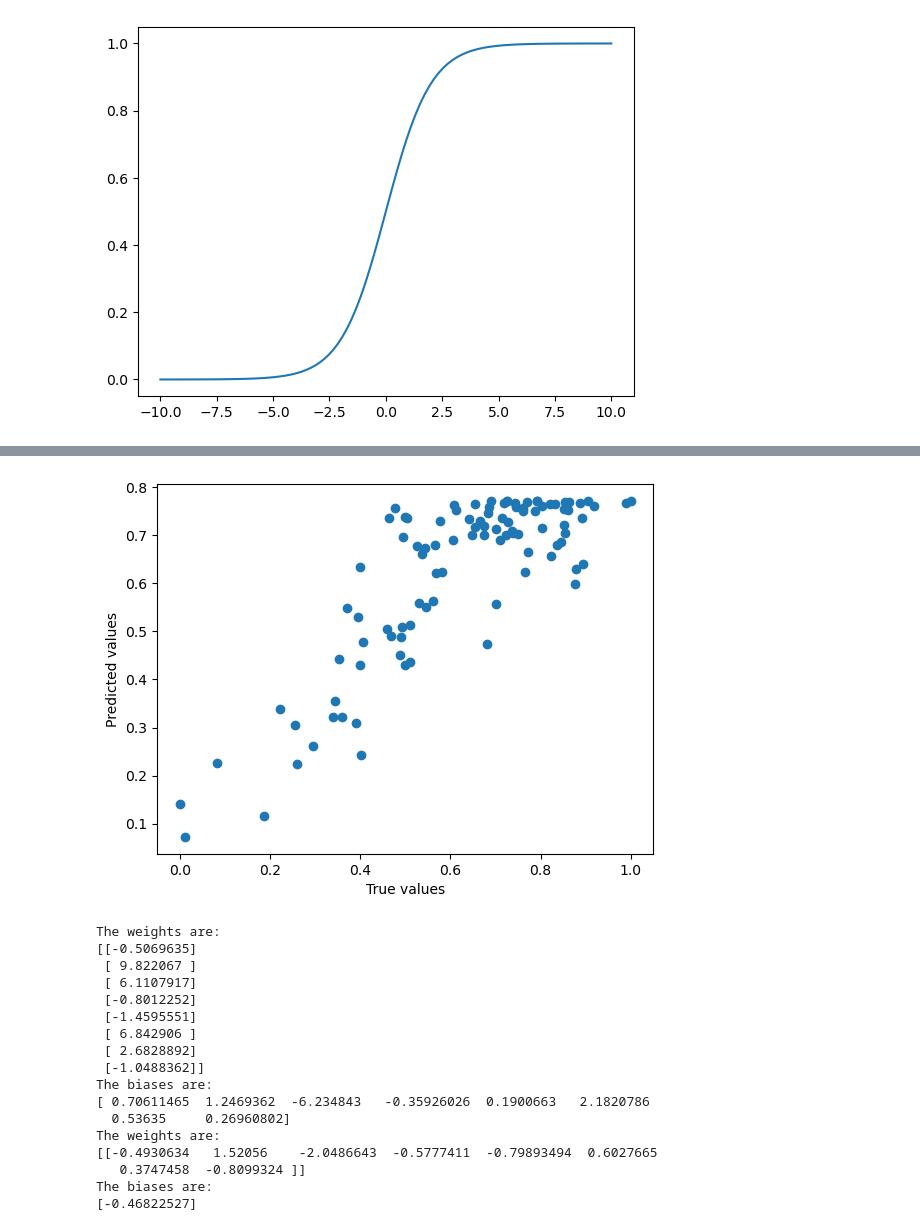
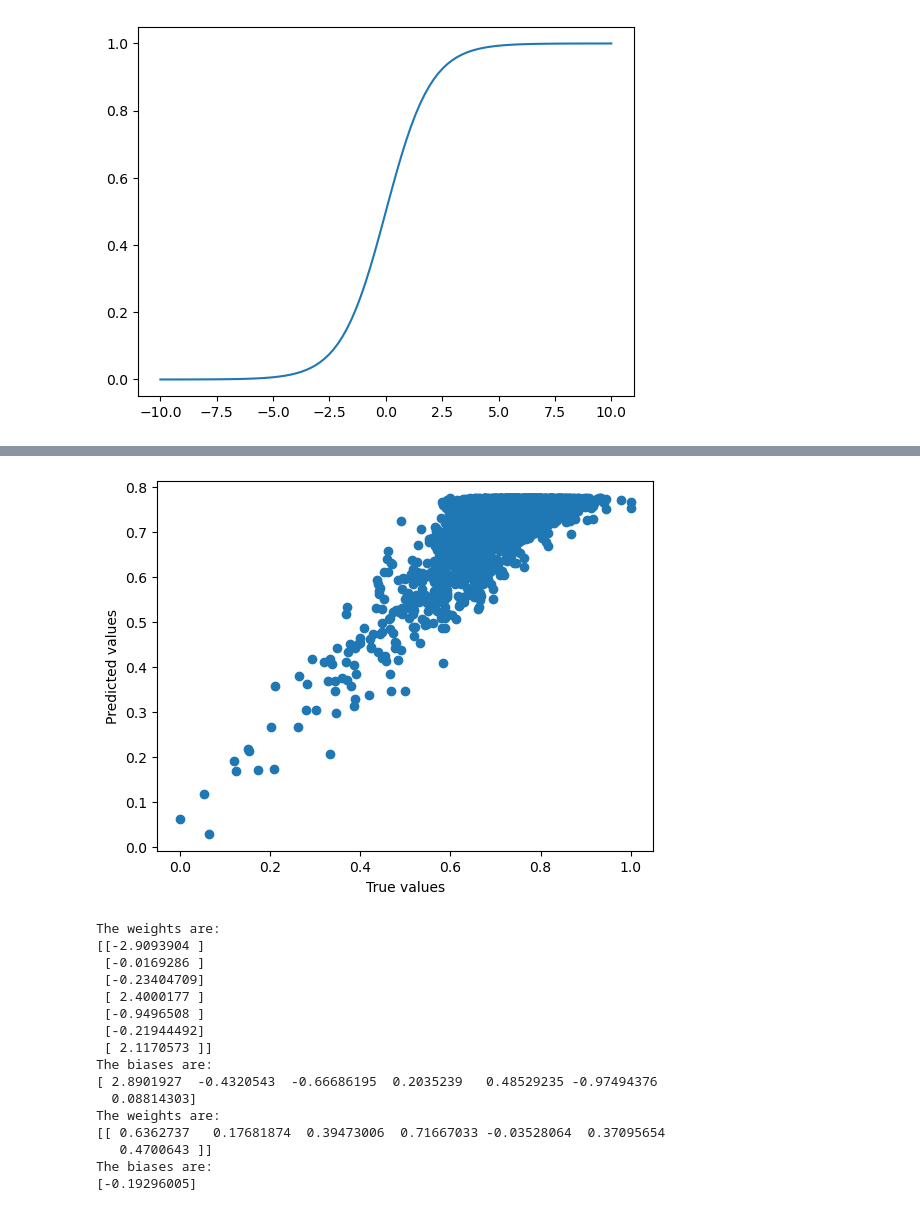
Before and after one commit to febse/ts2024, a Jupyter notebook: 09-ANN.ipynb, the cells around one changed output, grey strips where cells are left out. Saved outputs shown, nothing was run; the diff lists cells and outputs as text; code cells hidden in the pictures.

```diff
--- a/09-ANN.ipynb
+++ b/09-ANN.ipynb
@@ -20,13 +20,14 @@ import seaborn as sns
 from patsy import dmatrices
 import torch
 
+n = 2000
 
 dt = pd.DataFrame({
-    'x1': np.random.randn(100),
-    'x2': np.random.randn(100),
+    'x1': np.random.randn(n),
+    'x2': np.random.randn(n),
 })
 
-dt["y"] = 5 + 2 * dt["x1"] - 3 * dt["x1"]**2 + 3 * dt["x2"] + np.random.randn(dt.shape[0])
+dt["y"] = 5 + 2 * dt["x1"] - 3 * dt["x1"]**2 + 3 * dt["x2"] + np.random.randn(n)
 
 dt = dt.apply(lambda x: (x - x.min()) / (x.max() - x.min()))
 
@@ -473,16 +474,16 @@ Notes:
 
 import torch
 
-X = torch.tensor(dt[["x1"]].values, dtype=torch.float32)
+X = torch.tensor(dt[["x1", "x2"]].values, dtype=torch.float32)
 y = torch.tensor(dt["y"].values, dtype=torch.float32)
 
-linmod = torch.nn.Linear(1, 1)
+linmod = torch.nn.Linear(2, 1)
 
 criterion = torch.nn.MSELoss()
 
-optimizer = torch.optim.SGD(linmod.parameters(), lr=0.01)
+optimizer = torch.optim.Adam(linmod.parameters(), lr=0.01)
 
-for i in range(400):
+for i in range(4000):
     optimizer.zero_grad()
 
     y_hat = linmod(X)
@@ -493,7 +494,7 @@ for i in range(400):
 
     optimizer.step()
 
-    if i % 10 == 0:
+    if i % 50 == 0:
         print("Epoch", i, "Loss:", loss.item())
 
 print("The beta values are:")
@@ -573,19 +574,19 @@ plt.show()
 # Fit the model using pytorch
 
 nn1 = torch.nn.Sequential(
-    torch.nn.Linear(1, 9),
-    torch.nn.Sigmoid(),
-    torch.nn.Linear(9, 1)
+    torch.nn.Linear(1, 7),
+    torch.nn.Tanh(),
+    torch.nn.Linear(7, 1)
 )
 
 criterion = torch.nn.MSELoss()
 
-optimizer = torch.optim.Adam(nn1.parameters(), lr=0.01)
+optimizer = torch.optim.Adam(nn1.parameters(), lr=0.03)
 
 X = torch.tensor(dt[["x1"]].values, dtype=torch.float32)
 y = torch.tensor(dt["y"].values, dtype=torch.float32)
 
-for i in range(1500):
+for i in range(10000):
     optimizer.zero_grad()
 
     y_hat = nn1(X)
@@ -613,4 +622,4 @@ Epoch 1000 Loss: 0.014202318154275417
-[figure, old version]
+[figure, new version]
 # %%
 # Print the weights and biases
 
@@ -625,19 +634,18 @@ print("The biases are:")
 print(nn1[2].bias.detach().numpy())
 # %% [output]
 The weights are:
-[[-0.5069635]
- [ 9.822067 ]
- [ 6.1107917]
- [-0.8012252]
- [-1.4595551]
- [ 6.842906 ]
- [ 2.6828892]
- [-1.0488362]]
+[[-2.9093904 ]
+ [-0.0169286 ]
+ [-0.23404709]
+ [ 2.4000177 ]
+ [-0.9496508 ]
+ [-0.21944492]
+ [ 2.1170573 ]]
 The biases are:
-[ 0.70611465  1.2469362  -6.234843   -0.35926026  0.1900663   2.1820786
-  0.53635     0.26960802]
+[ 2.8901927  -0.4320543  -0.66686195  0.2035239   0.48529235 -0.97494376
+  0.08814303]
 The weights are:
-[[-0.4930634   1.52056    -2.0486643  -0.5777411  -0.79893494  0.6027665
-   0.3747458  -0.8099324 ]]
+[[ 0.6362737   0.17681874  0.39473006  0.71667033 -0.03528064  0.37095654
+   0.4700643 ]]
 The biases are:
-[-0.46822527]
+[-0.19296005]
```
Also changed, not shown: parts of 18 cells of this notebook.
